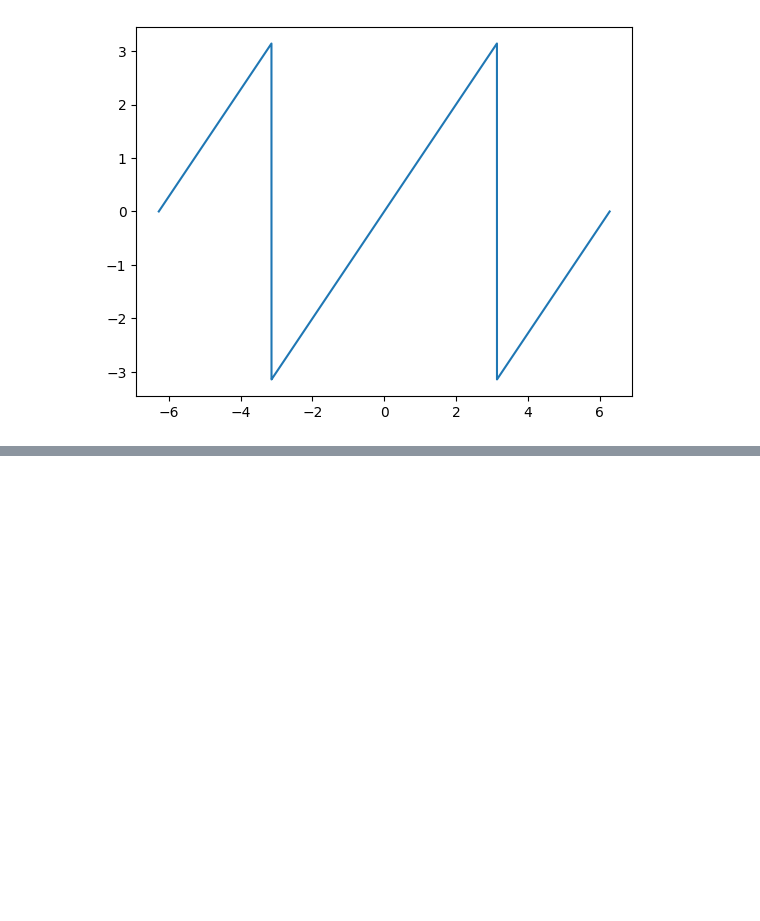
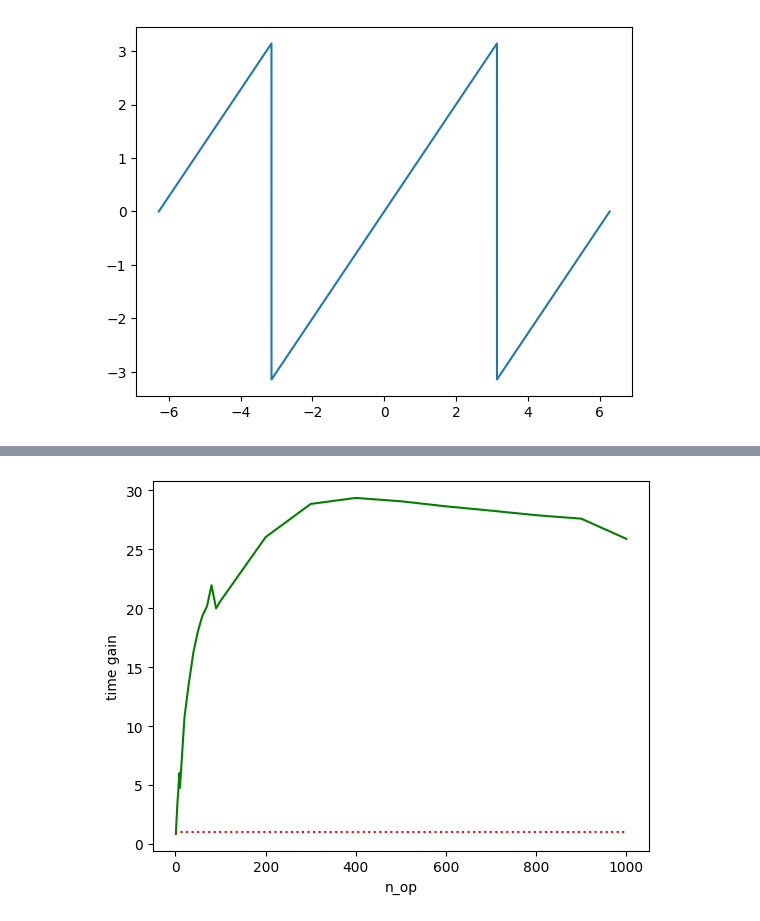
Before and after one commit to Kooolkimooov/pympc_usage, a Jupyter notebook: test.ipynb, the cells around one changed output, grey strips where cells are left out. Saved outputs shown, nothing was run; the diff lists cells and outputs as text; code cells hidden in the pictures; blank space fills up the shorter version.

```diff
--- a/test.ipynb
+++ b/test.ipynb
@@ -32,0 +104,8 @@ plt.show()
+# %%
+plt.plot( mat_sizes, [ f / s for s, f in zip( stack_means, for_means ) ], 'g-' )
+plt.hlines( 1, 0, 1000, 'r', ':' )
+plt.xlabel( 'n_op' )
+plt.ylabel( 'time gain' )
+plt.show()
+# %% [output]
+[figure, added]
```
Also changed, not shown: parts of 4 cells of this notebook, 10 other files.
